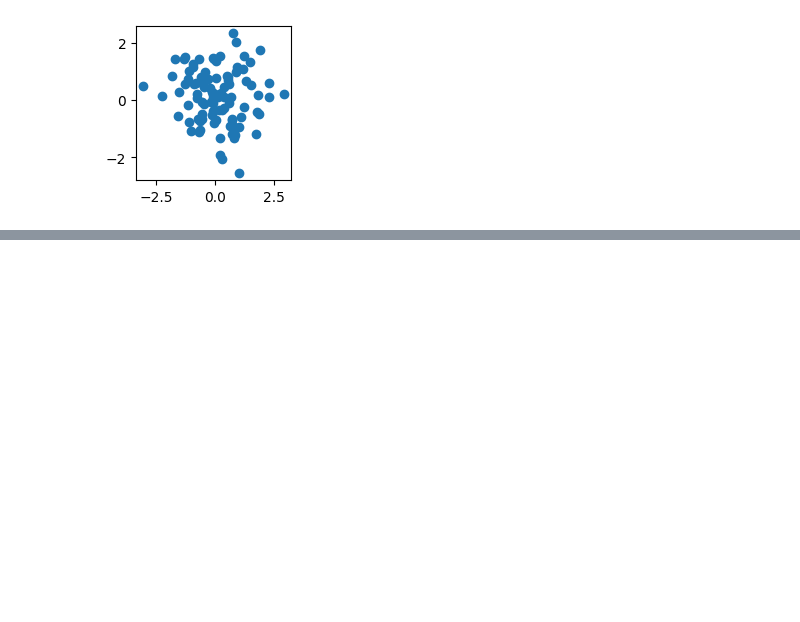
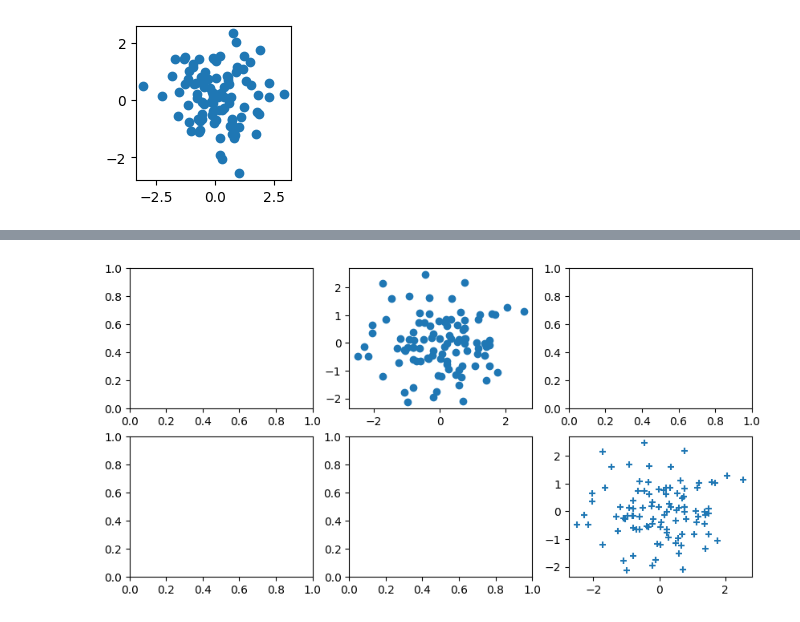
Before and after one commit to audedpt/Statistical_Learning, a Jupyter notebook: Python_review.ipynb, the cells around one changed output, grey strips where cells are left out. Saved outputs shown, nothing was run; the diff lists cells and outputs as text; code cells hidden in the pictures; blank space fills up the shorter version.

```diff
--- a/Python_review.ipynb
+++ b/Python_review.ipynb
@@ -318,0 +332,7 @@ ax.scatter(x,y);  #scatter plot with scatter() function
+# %%
+fig, ax = subplots(nrows = 2, ncols = 3, figsize=(10,5), sharex= False, sharey=False) #divising the figure in multiple plots
+                                                                                    #sharex and sharey set at True will fixes the axis as the same for every plots (false by default)
+ax[0,1].scatter(x,y,marker='o')
+ax[1,2].scatter(x,y,marker='+');
+# %% [output]
+[figure, added]
```
Also changed, not shown: parts of 10 cells of this notebook.
